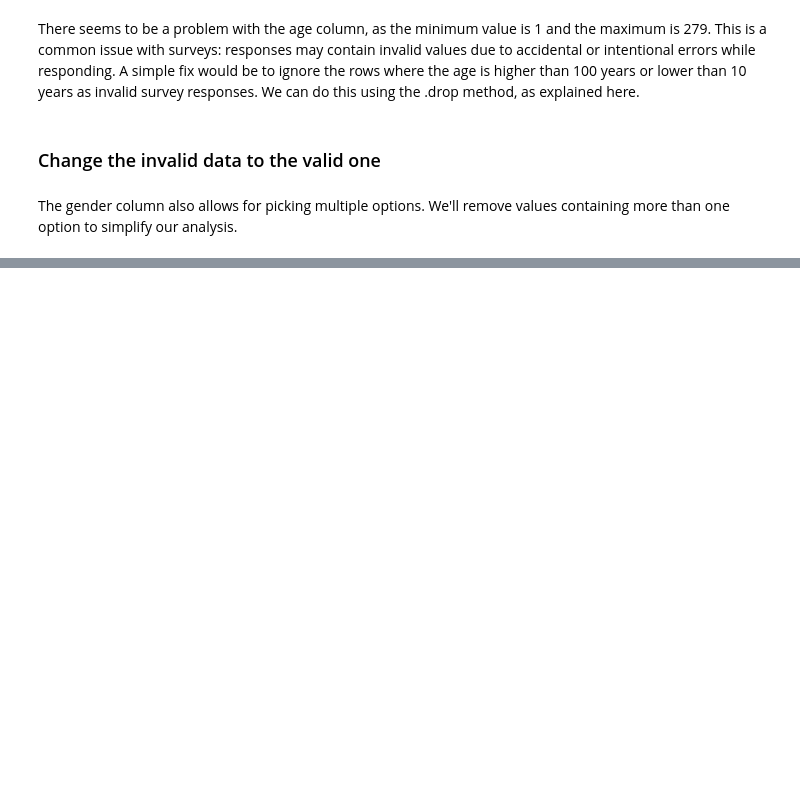
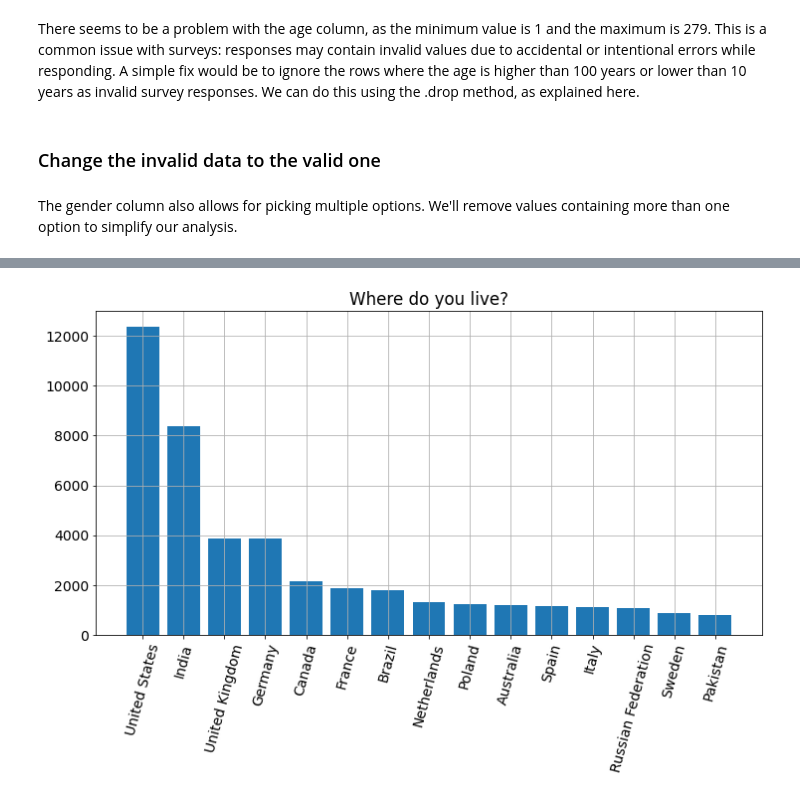
Before and after one commit to MuhammadYusron1/BigData-n-Analytics, a Jupyter notebook: stackoverflow-survey-analysis/so_dev_survey2020_analysis.ipynb, the cells around one changed output, grey strips where cells are left out. Drawn from its saved outputs; the diff is of its cells as text; code cells hidden in the pictures; blank space fills up the shorter version.

```diff
--- a/stackoverflow-survey-analysis/so_dev_survey2020_analysis.ipynb
+++ b/stackoverflow-survey-analysis/so_dev_survey2020_analysis.ipynb
@@ -159,0 +168,4 @@ survey_df.sample(10)
+# %%
+mpl.rcParams['font.size'] = 14
+mpl.rcParams['figure.figsize'] = (9, 5)
+mpl.rcParams['figure.facecolor'] = '#00000000'
@@ -159,0 +175,7 @@ survey_df.sample(10)
+# %%
+print(schema["Country"])
+print(survey_df.Country.nunique())
+
+# We can identify the countries with the highest number of respondents using the `value_counts` method.
+top_countries = survey_df.Country.value_counts().head(15)
+print(top_countries)
@@ -159,0 +201,9 @@ survey_df.sample(10)
+# %%
+# Visualize this information using a bar chart.
+plt.figure(figsize=(12,6))
+plt.xticks(rotation=75)
+plt.title(schema.Country)
+plt.grid(True)
+plt.bar(top_countries.index, top_countries);
+# %% [output]
+[figure, added]
```
Also changed, not shown: parts of 53 cells of this notebook, 11 other files.
